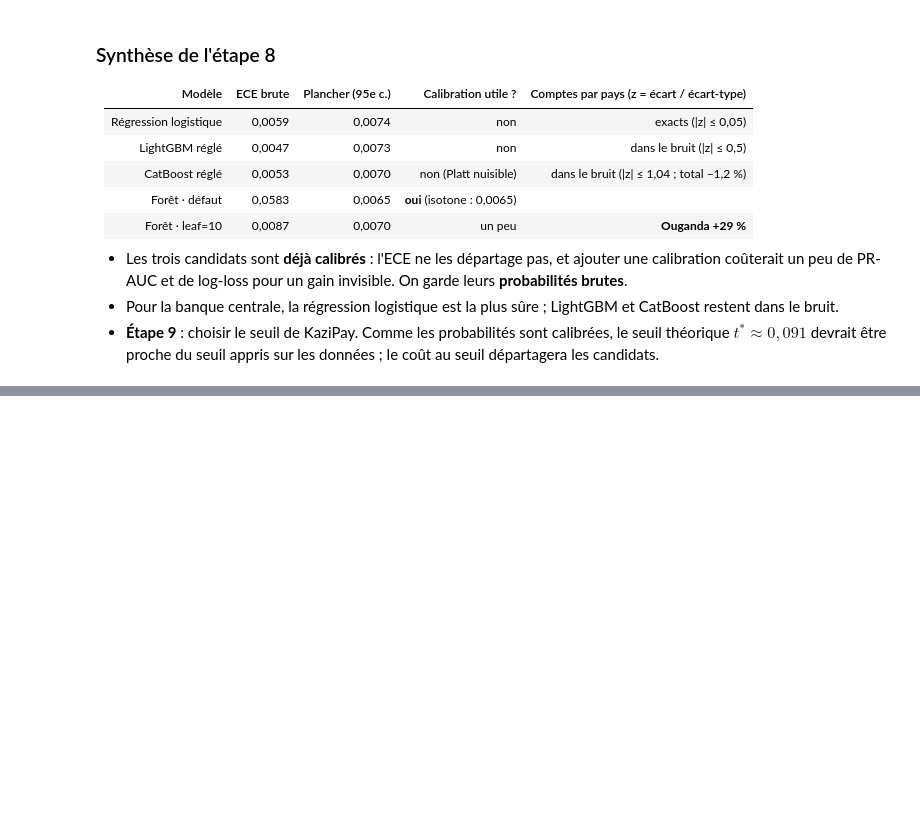
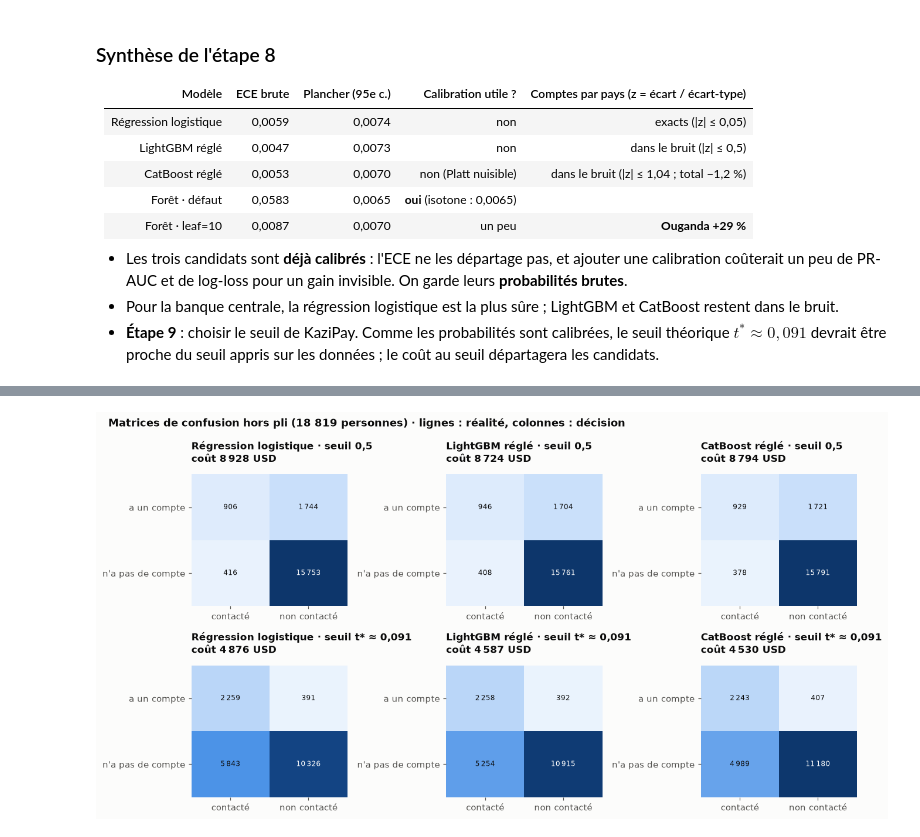
Before and after one commit to kmache/financial-inclusion-africa, a Jupyter notebook: notebooks/05_calibration_seuil.ipynb, the cells around one changed output, grey strips where cells are left out. Cells and saved outputs as stored; diff of their text form; code cells hidden in the pictures; blank space fills up the shorter version.

```diff
--- a/notebooks/05_calibration_seuil.ipynb
+++ b/notebooks/05_calibration_seuil.ipynb
@@ -462,0 +469,11 @@ plt.show()
+# %%
+from sklearn.metrics import confusion_matrix, make_scorer
+from sklearn.model_selection import FixedThresholdClassifier, TunedThresholdClassifierCV, cross_validate
+
+from financial_inclusion_africa.evaluate import (classification_metrics, cost_curve, full_classification_report,
+                                                 paired_difference, theoretical_threshold, total_cost)
+
+C_FP, C_FN = config.COST_FP, config.COST_FN
+N_PEOPLE = len(y_train)
+MODEL_COLORS = dict(zip(CANDIDATS, viz.COMPOSITION))
+GRID = np.round(np.arange(0.0025, 0.8, 0.0025), 4)  # seuils testés pour les courbes de coût
@@ -462,0 +482,12 @@ plt.show()
+# %%
+rows = []
+for name in CANDIDATS:
+    p = oof[(name, "brute")]
+    for label, t in {"0,5": 0.5, "t*": T_STAR}.items():
+        tn, fp, fn, tp = confusion_matrix(y_train, p >= t).ravel()
+        rows.append({"modèle": name, "seuil": label, "VN": tn, "FP": fp, "FN": fn, "VP": tp,
+                     "contactés": tp + fp, "précision": tp / (tp + fp), "recall": tp / (tp + fn),
+                     "coût (USD)": C_FP * fp + C_FN * fn})
+q91 = pd.DataFrame(rows).set_index(["modèle", "seuil"])
+q91["coût / personne"] = q91["coût (USD)"] / N_PEOPLE
+q91.round(3)
@@ -462,0 +518,19 @@ plt.show()
+# %%
+fig, axes = plt.subplots(2, 3, figsize=(12, 6.4))
+for j, name in enumerate(CANDIDATS):
+    p = oof[(name, "brute")]
+    for i, (label, t) in enumerate({"seuil 0,5": 0.5, "seuil t* ≈ 0,091": T_STAR}.items()):
+        tn, fp, fn, tp = confusion_matrix(y_train, p >= t).ravel()
+        cm = pd.DataFrame([[tp, fn], [fp, tn]], index=["a un compte", "n'a pas de compte"],
+                          columns=["contacté", "non contacté"])
+        cost = C_FP * fp + C_FN * fn
+        viz.heatmap(axes[i, j], cm, f"{name} · {label}\ncoût {viz.fmt_int(cost)} USD", fmt="{:,.0f}",
+                    vmin=0, vmax=N_PEOPLE * 0.6)
+        axes[i, j].set_xticks(range(2), cm.columns, rotation=0, ha="center")
+fig.suptitle("Matrices de confusion hors pli (18 819 personnes) · lignes : réalité, colonnes : décision",
+             x=0.02, ha="left", fontweight="bold")
+fig.tight_layout()
+viz.save(fig, "09_matrices_confusion")
+plt.show()
+# %% [output]
+[figure, added]
```
Also changed, not shown: parts of 28 cells of this notebook, 9 other files.
